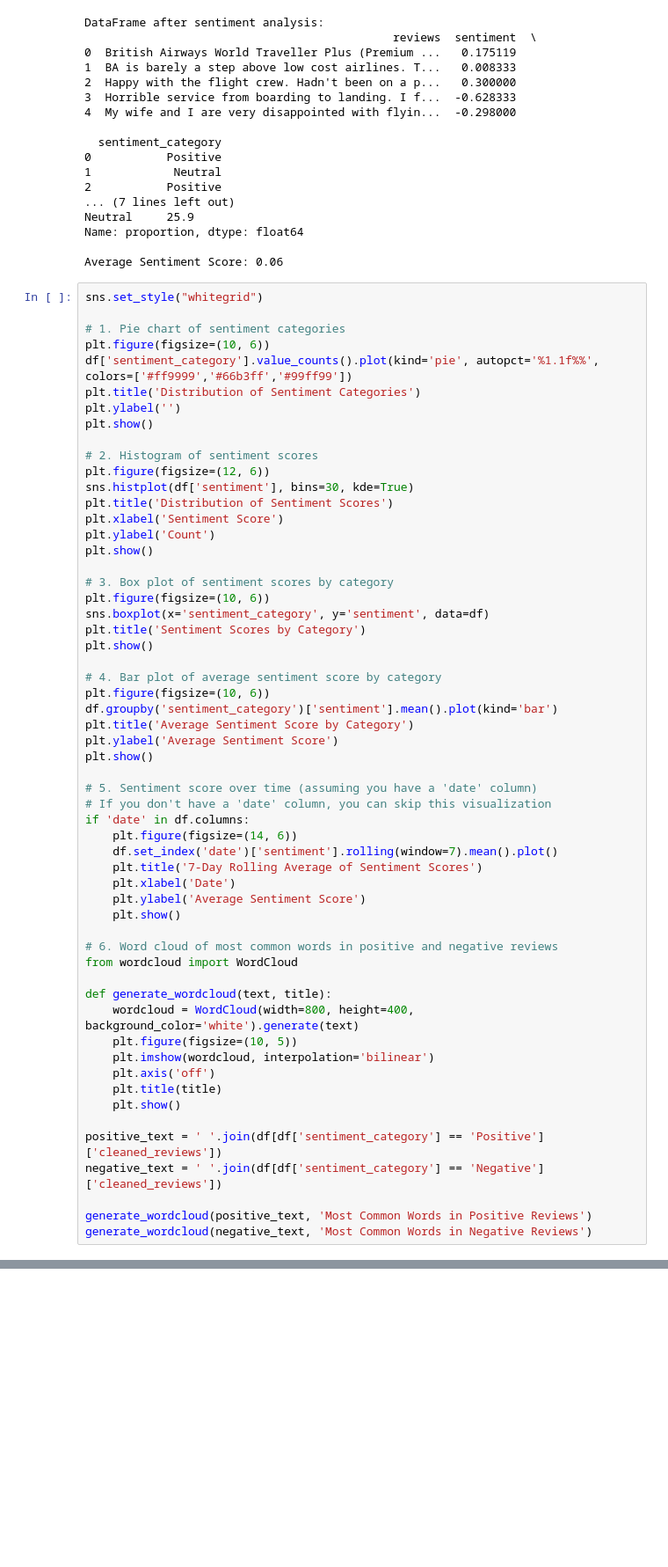
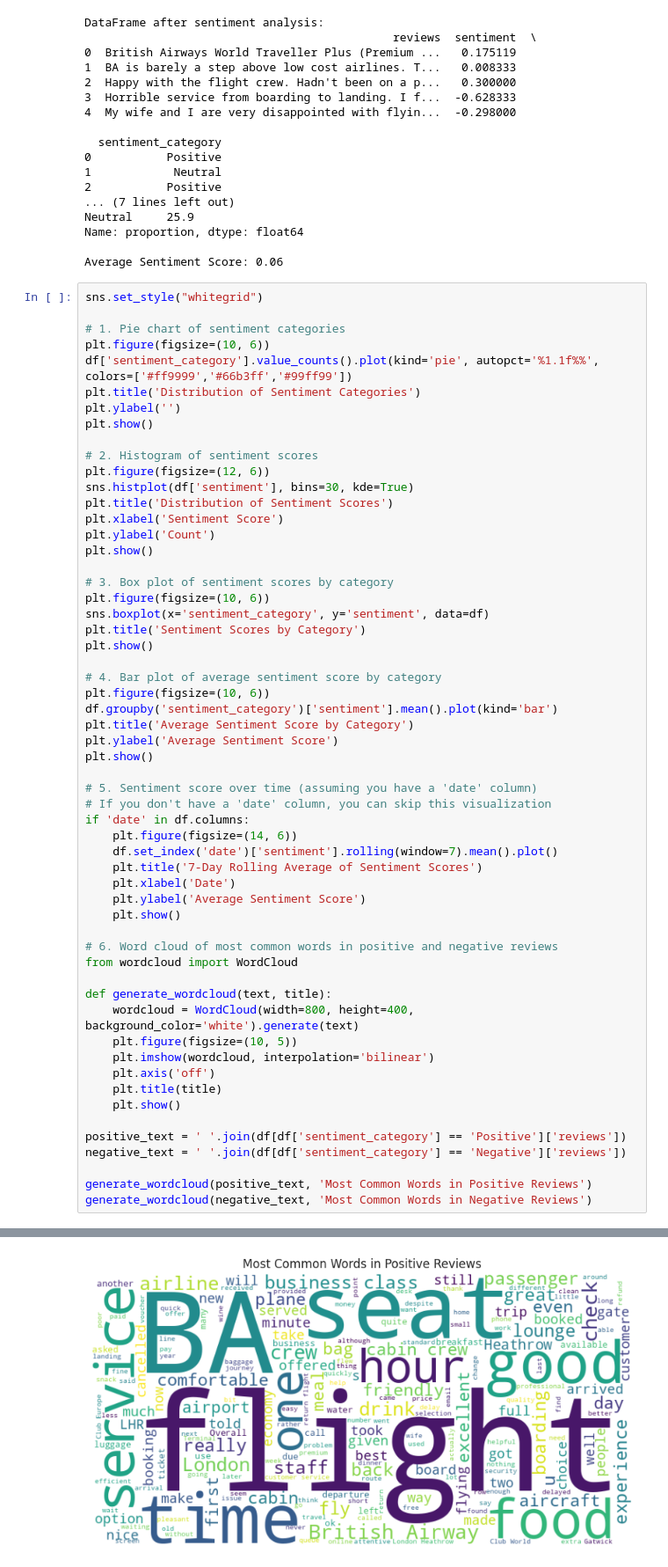
Before and after one commit to 21407alfredmunga/forage, a Jupyter notebook: british_airways.ipynb, the cells around one changed output, grey strips where cells are left out. Shown at 88% size. Drawn from its saved outputs; the diff is of its cells as text; blank space fills up the shorter version.

```diff
--- a/british_airways.ipynb
+++ b/british_airways.ipynb
@@ -193,8 +187,8 @@ def generate_wordcloud(text, title):
     plt.title(title)
     plt.show()
 
-positive_text = ' '.join(df[df['sentiment_category'] == 'Positive']['cleaned_reviews'])
-negative_text = ' '.join(df[df['sentiment_category'] == 'Negative']['cleaned_reviews'])
+positive_text = ' '.join(df[df['sentiment_category'] == 'Positive']['reviews'])
+negative_text = ' '.join(df[df['sentiment_category'] == 'Negative']['reviews'])
 
 generate_wordcloud(positive_text, 'Most Common Words in Positive Reviews')
 generate_wordcloud(negative_text, 'Most Common Words in Negative Reviews')
@@ -206,0 +200 @@ ModuleNotFoundError: No module named 'wordcloud'
+[figure, added]
```
Also changed, not shown: parts of 2 cells of this notebook.
